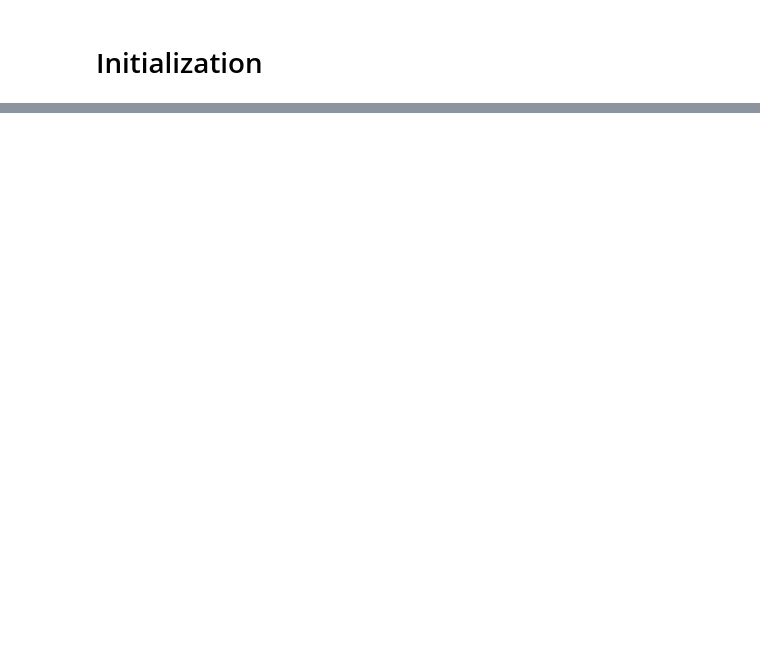
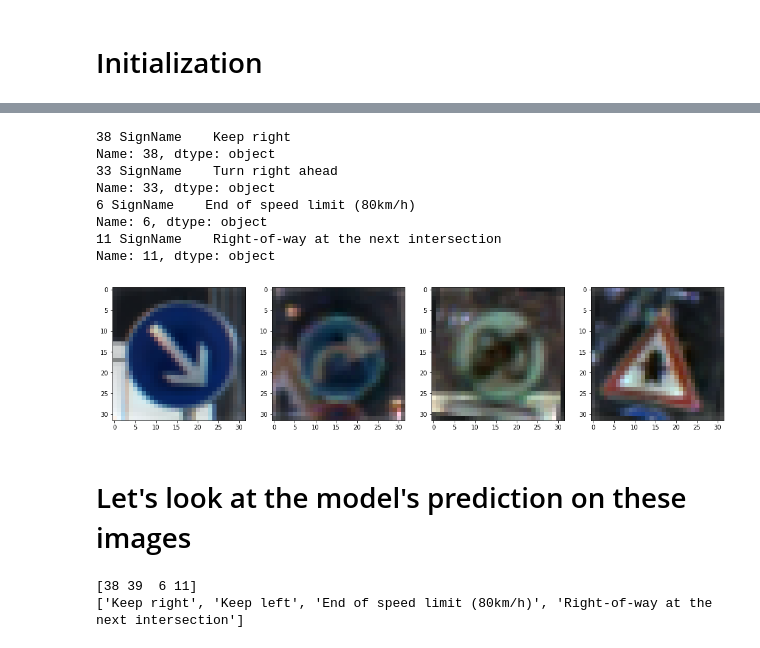
Before and after one commit to gaspia/DLNN-TrafficSign, a Jupyter notebook: TS_CNN_02.ipynb, the cells around one changed output, grey strips where cells are left out. Drawn from its saved outputs; the diff is of its cells as text; code cells hidden in the pictures; blank space fills up the shorter version.

```diff
--- a/TS_CNN_02.ipynb
+++ b/TS_CNN_02.ipynb
@@ -628,0 +236,44 @@ for i in range(len(model)):
+# %%
+# Getting labels
+labels = pd.read_csv('./dataset/label_names.csv', header=[0], index_col=0)
+y_train = data['y_train']
+
+def getLabel(index, labels):
+    print (index, labels.iloc[index])
+
+# picking 4 images to predict
+
+def showImage(image):
+    img = image
+    low, high = np.min(img), np.max(img)
+    return (img - low) / (high - low)
+
+sample = [2, 10, 20, 60]
+
+# get images and show them
+
+to_predict = []
+y = []
+fig, ax = plt.subplots(1, 4, figsize=(18, 10))
+p = int(0)
+
+for i in sample:
+    to_predict.append(examples[i])
+    y.append(y_train[i])
+    ax[p].imshow(showImage(to_predict[p]), cmap='gray')
+    ax[p].set_title(getLabel(y[p], labels))
+    p += 1
+
+plt.show()
+# %% [output]
+38 SignName    Keep right
+Name: 38, dtype: object
+33 SignName    Turn right ahead
+Name: 33, dtype: object
+6 SignName    End of speed limit (80km/h)
+Name: 6, dtype: object
+11 SignName    Right-of-way at the next intersection
+Name: 11, dtype: object
+[figure, added]
+# %% [markdown]
+# Let's look at the model's prediction on these images
@@ -628,0 +287,8 @@ for i in range(len(model)):
+# %%
+#Get prediction label
+print (np.argmax(scores, axis=1))
+predicted_labels = [str(labels['SignName'][label]) for label in np.argmax(scores, axis=1)]
+print(predicted_labels)
+# %% [output]
+[38 39  6 11]
+['Keep right', 'Keep left', 'End of speed limit (80km/h)', 'Right-of-way at the next intersection']
```
Also changed, not shown: parts of 51 cells of this notebook, 2 other files.
